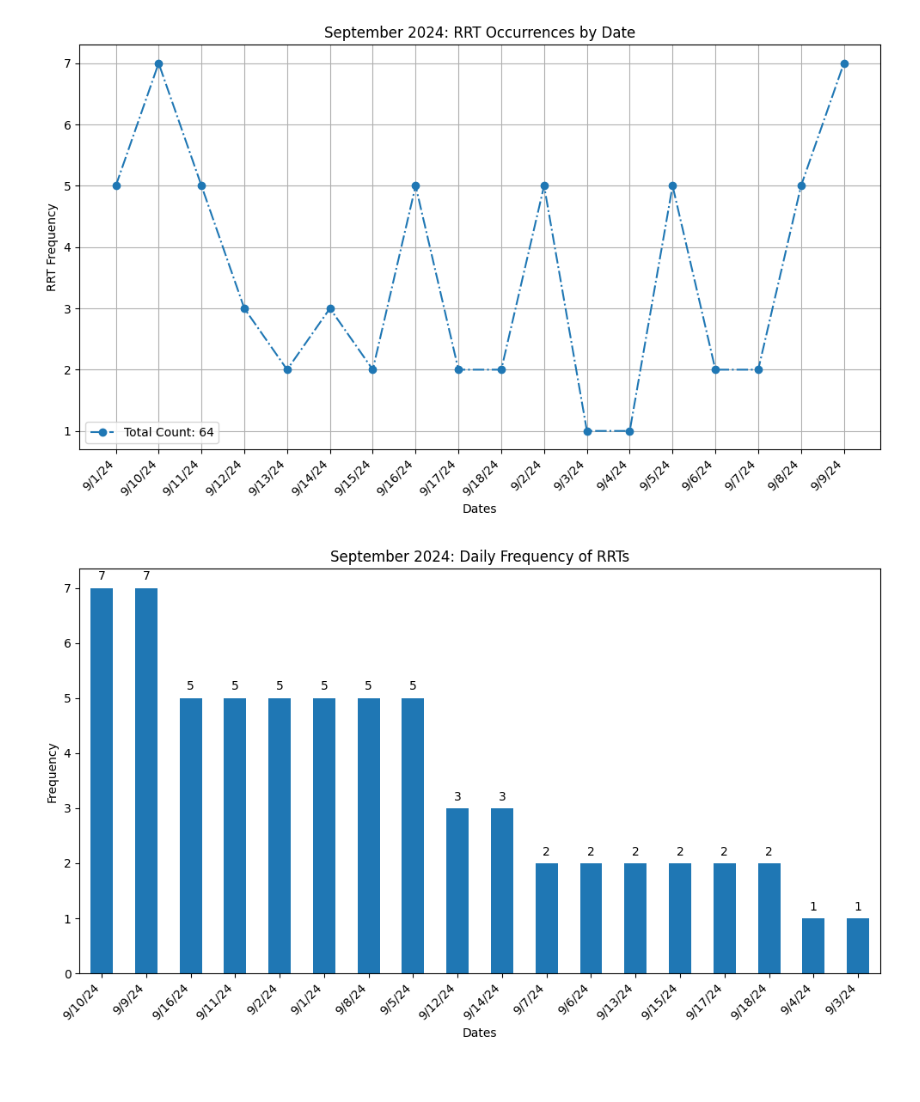
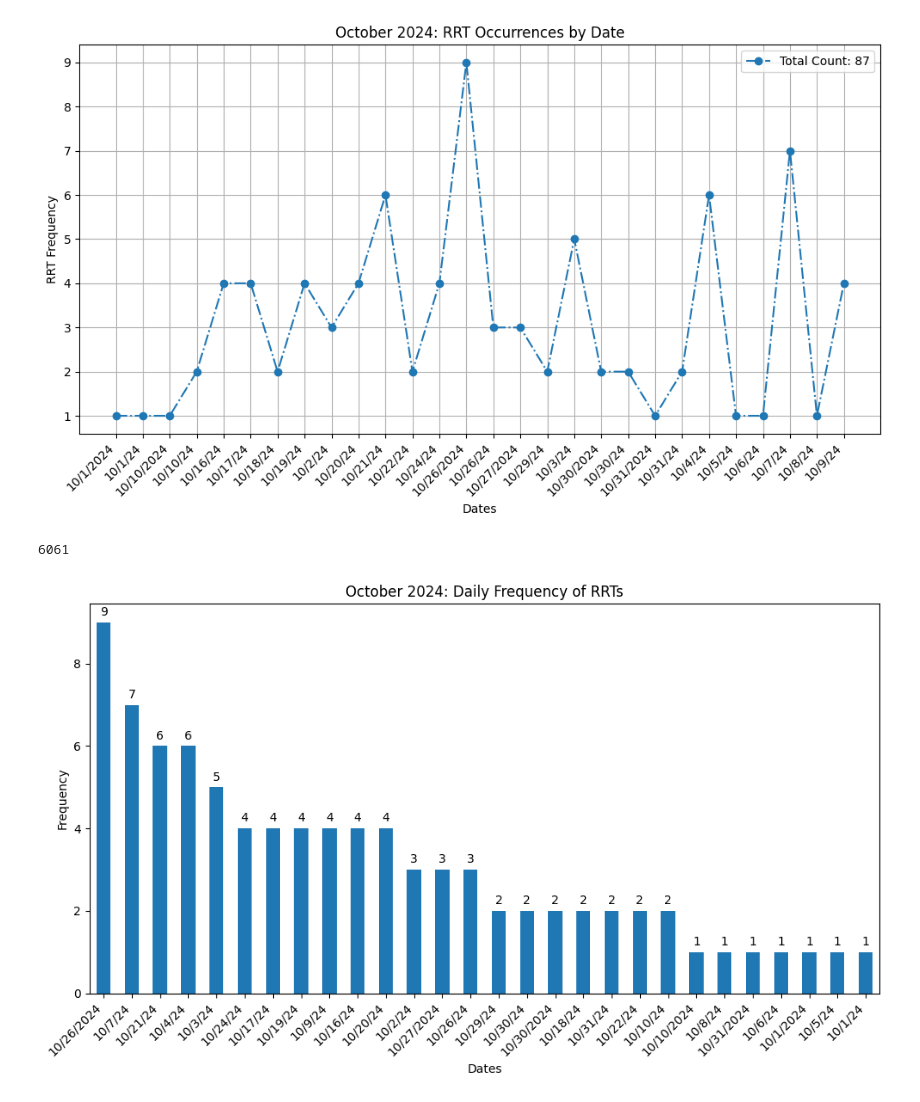
Before and after one commit to keepswimming/Frequencies, a Jupyter notebook: RRT.ipynb, the cells around one changed output. Drawn from its saved outputs; the diff is of its cells as text; code cells hidden in the pictures.

```diff
--- a/RRT.ipynb
+++ b/RRT.ipynb
@@ -24,9 +26,10 @@ creds, _ = default()
 gc = gspread.authorize(creds)
 # %%
 #Open the desired sheet and get all values
-
-#worksheet = gc.open('RRTOnly').get_worksheet(0) #Aug
-worksheet = gc.open('RRTOnly').get_worksheet(1) #Sep
+#worksheet = gc.open('RRTOnly').get_worksheet(0) #July
+#worksheet = gc.open('RRTOnly').get_worksheet(1) #Aug
+#worksheet = gc.open('RRTOnly').get_worksheet(2) #Sep
+worksheet = gc.open('RRTOnly').get_worksheet(3) #Oct
 rows = worksheet.get_all_values()
 # %%
 ##Import Python Libraries
@@ -119,7 +104,7 @@ plt.figure(figsize=(10, 6))
 plt.plot(rrt_frequency['Date'], rrt_frequency['Count'], marker='o', linestyle='-.', label=f'Total Count: {total_count}')
 plt.xlabel('Dates')
 plt.ylabel('RRT Frequency')
-plt.title('September 2024: RRT Occurrences by Date')
+plt.title('October 2024: RRT Occurrences by Date')
 plt.grid(True)
 
 # Rotate x-axis labels for better visibility
@@ -131,38 +116,42 @@ plt.legend()
 # Display the plot
 plt.tight_layout()
 plt.show()
+
+# Collect garbage
+gc.collect()
 # %% [output]
-[figure, old version]
+[figure, new version]
+6061
 # %%
-#Frequency of RRTs by Dates in August 2024
+#Frequency of RRTs by Dates
 
 # Count the frequency of each date, sorting by index (date)
 frequency_date = df_cleaned[0].value_counts()
 
 # Plot the bar chart
 plt.figure(figsize=(10, 6))
 ax = frequency_date.plot(kind='bar')
 
 #Visualization
 # Set labels and title
 plt.xlabel('Dates')
 plt.ylabel('Frequency')
 #plt.title('Frequency of RRTs by Days in August')
 #plt.title('Daily Frequency of RRTs in August 2024')
-plt.title('September 2024: Daily Frequency of RRTs')
+plt.title('October 2024: Daily Frequency of RRTs')
 
 # Rotate x-axis labels for better visibility
 plt.xticks(rotation=45, ha='right')
 
 # Add frequency numbers on top of each bar
 for i, v in enumerate(frequency_date):
     ax.text(i, v + 0.1, str(v), ha='center', va='bottom')
 
 # Add a legend
 #ax.legend(['Color Vision Deficiency Palette'], loc='upper right')
 
 # Display the plot
 plt.tight_layout()
 plt.show()
 # %% [output]
-[figure, old version]
+[figure, new version]
```
Also changed, not shown: parts of 19 cells of this notebook.
